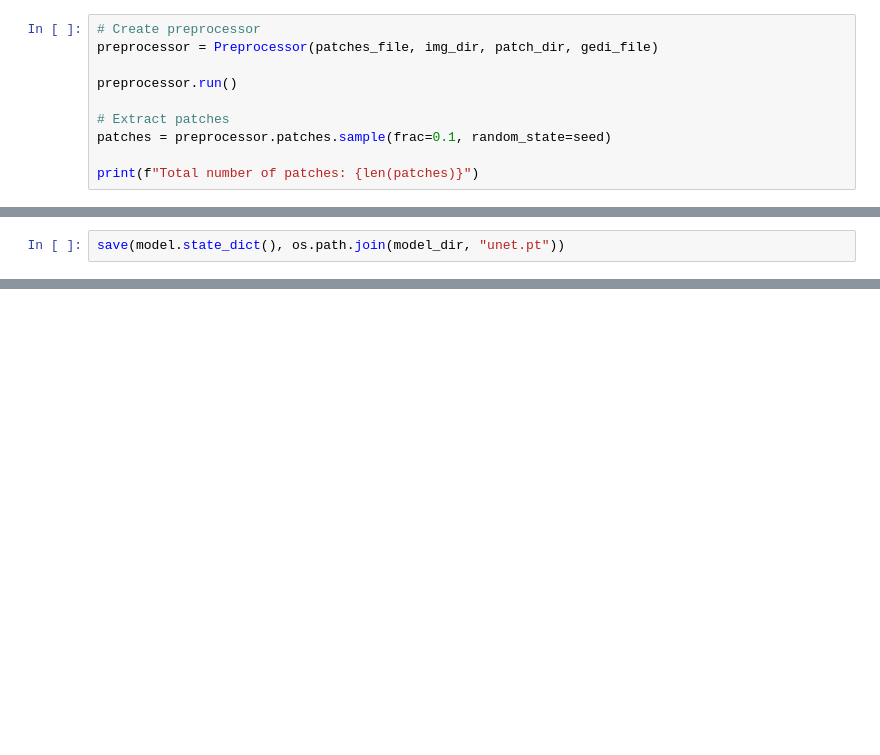
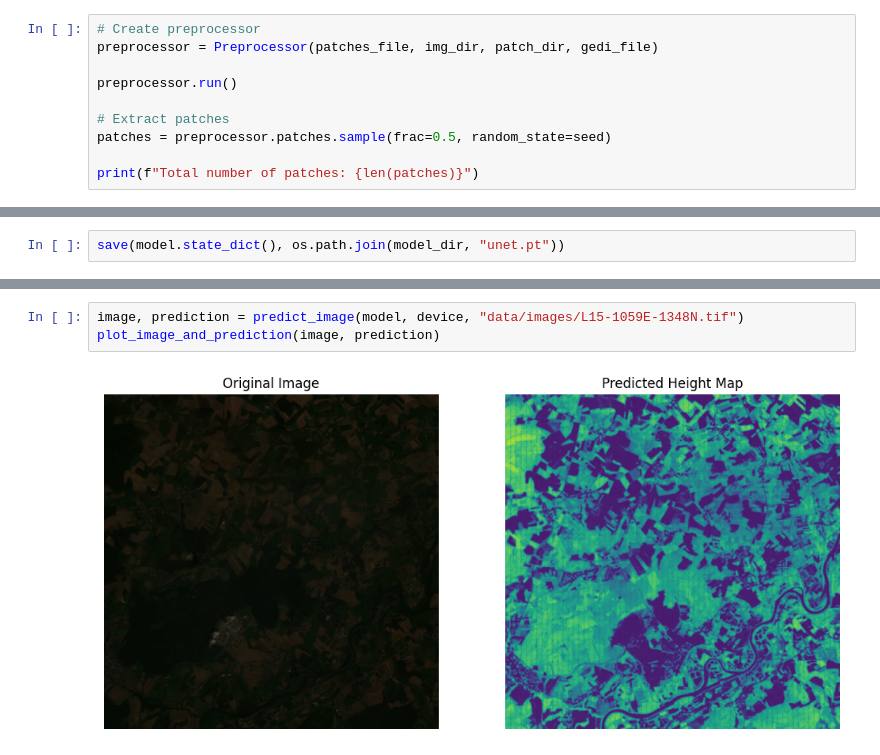
Before and after one commit to ematala/tree-heights-germany, a Jupyter notebook: tree-heights-germany.ipynb, the cells around one changed output, grey strips where cells are left out. Cells and saved outputs as stored; diff of their text form; blank space fills up the shorter version.

Commit message:
add utils for predicting images

```diff
--- a/tree-heights-germany.ipynb
+++ b/tree-heights-germany.ipynb
@@ -51,7 +51,7 @@ preprocessor = Preprocessor(patches_file, img_dir, patch_dir, gedi_file)
 preprocessor.run()
 
 # Extract patches
-patches = preprocessor.patches.sample(frac=0.1, random_state=seed)
+patches = preprocessor.patches.sample(frac=0.5, random_state=seed)
 
 print(f"Total number of patches: {len(patches)}")
 # %% [output]
@@ -114,0 +127,5 @@ plot_image_and_prediction(image, prediction)
+# %%
+image, prediction = predict_image(model, device, "data/images/L15-1059E-1348N.tif")
+plot_image_and_prediction(image, prediction)
+# %% [output]
+[figure, added]
```
Also changed, not shown: parts of 5 cells of this notebook, 5 other files.
